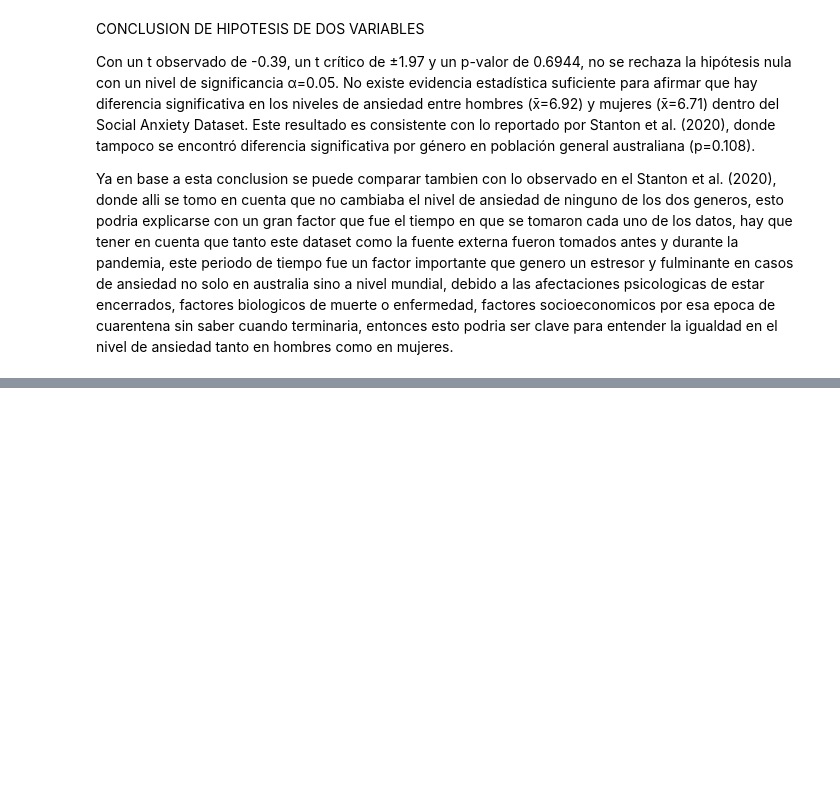
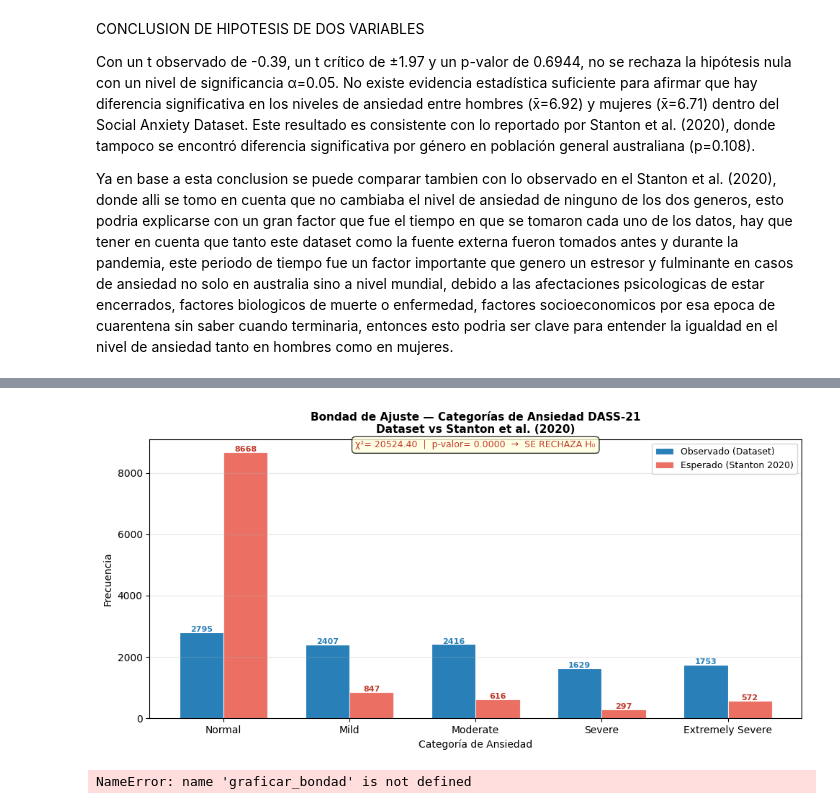
Before and after one commit to Juanzzz05/Estadistica-II, a Jupyter notebook: Proyecto.ipynb, the cells around one changed output, grey strips where cells are left out. Saved outputs shown, nothing was run; the diff lists cells and outputs as text; code cells hidden in the pictures; blank space fills up the shorter version.

```diff
--- a/Proyecto.ipynb
+++ b/Proyecto.ipynb
@@ -722,0 +767,12 @@ Ya en base a esta conclusion se puede comparar tambien con lo observado en el St
+# %%
+# Proporciones de Stanton et al. (2020) — Tabla Anxiety
+proporciones_stanton = {
+    'Normal'          : 0.788,
+    'Mild'            : 0.077,
+    'Moderate'        : 0.056,
+    'Severe'          : 0.027,
+    'Extremely Severe': 0.052
+}
+
+frec_esp = np.array([proporciones_stanton[c] * n_total for c in categorias])
+print("Frecuencias esperadas:", frec_esp.round(2))
@@ -722,0 +820,47 @@ Ya en base a esta conclusion se puede comparar tambien con lo observado en el St
+# %%
+fig, ax = plt.subplots(figsize=(10, 5))
+
+x       = np.arange(len(categorias))
+ancho   = 0.35
+colores = ['#2980b9', '#e74c3c']
+
+barras_obs = ax.bar(x - ancho/2, frec_obs_arr, ancho,
+                    label='Observado (Dataset)', color=colores[0],
+                    edgecolor='white', linewidth=0.8)
+barras_esp = ax.bar(x + ancho/2, frec_esp, ancho,
+                    label='Esperado (Stanton 2020)', color=colores[1],
+                    edgecolor='white', linewidth=0.8, alpha=0.8)
+
+# Valores encima de cada barra
+for bar in barras_obs:
+    ax.text(bar.get_x() + bar.get_width()/2, bar.get_height() + 20,
+            f'{int(bar.get_height())}', ha='center', fontsize=8, color='#2980b9', fontweight='bold')
+for bar in barras_esp:
+    ax.text(bar.get_x() + bar.get_width()/2, bar.get_height() + 20,
+            f'{bar.get_height():.0f}', ha='center', fontsize=8, color='#c0392b', fontweight='bold')
+
+# Anotación resultado
+color_res = '#c0392b' if p_valor < alpha else '#27ae60'
+decision  = 'SE RECHAZA H₀' if p_valor < alpha else 'NO SE RECHAZA H₀'
+ax.text(0.5, 0.97, f'χ²= {chi2_stat:.2f}  |  p-valor= {p_valor:.4f}  →  {decision}',
+        transform=ax.transAxes, ha='center', fontsize=9, color=color_res,
+        bbox=dict(boxstyle='round,pad=0.4', facecolor='lightyellow', alpha=0.8))
+
+ax.set_xticks(x)
+ax.set_xticklabels(categorias, fontsize=10)
+ax.set_title('Bondad de Ajuste — Categorías de Ansiedad DASS-21\nDataset vs Stanton et al. (2020)',
+             fontsize=11, fontweight='bold')
+ax.set_ylabel('Frecuencia', fontsize=10)
+ax.set_xlabel('Categoría de Ansiedad', fontsize=10)
+ax.legend(fontsize=9)
+ax.grid(axis='y', alpha=0.3)
+plt.tight_layout()
+plt.show()
+# %% [output]
+[figure, added]
+# %%
+# Llamadas
+graficar_bondad(chi2_stat,   gl_bondad, alpha,
+                'Bondad de Ajuste — Ansiedad DASS-21\nDataset vs Stanton et al. (2020)')
+# %% [output]
+NameError: name 'graficar_bondad' is not defined
```
Also changed, not shown: parts of 24 cells of this notebook.
